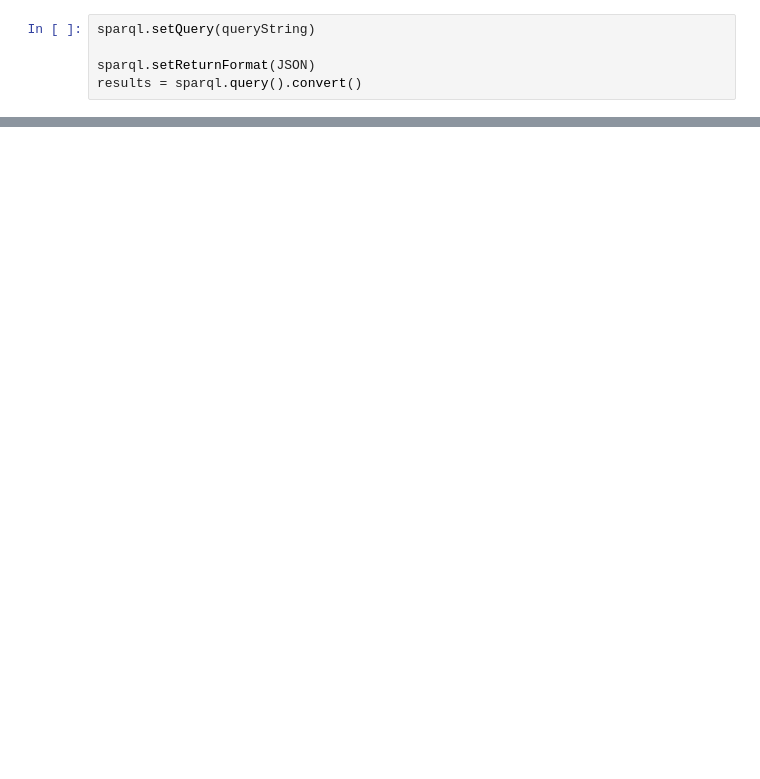
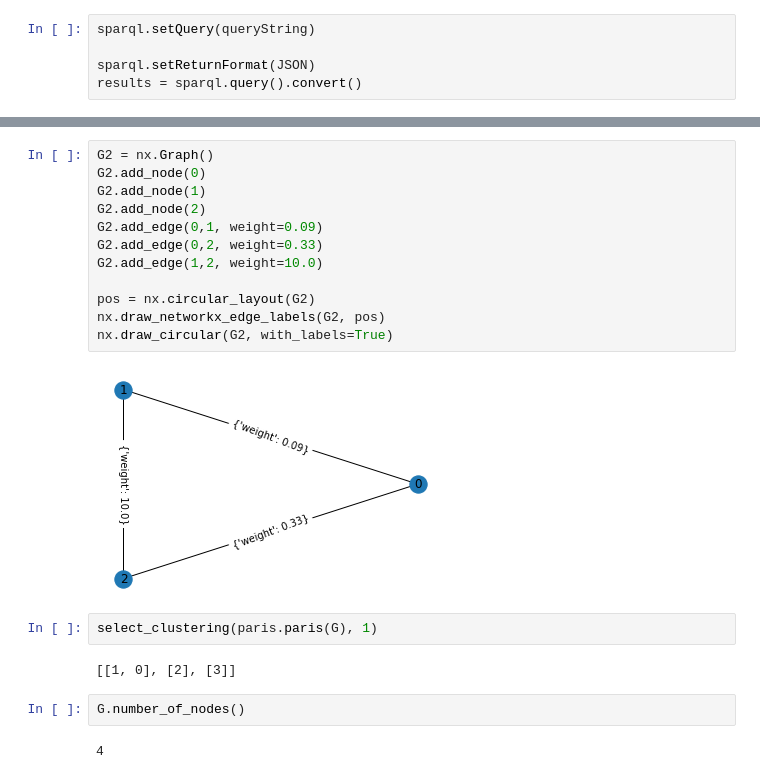
Before and after one commit to Open-MBEE/mms-autocref, a Jupyter notebook: mms-rdf.ipynb, the cells around one changed output, grey strips where cells are left out. Saved outputs shown, nothing was run; the diff lists cells and outputs as text; blank space fills up the shorter version.

```diff
--- a/mms-rdf.ipynb
+++ b/mms-rdf.ipynb
@@ -129,0 +184,22 @@ ___________
+# %%
+G2 = nx.Graph()
+G2.add_node(0)
+G2.add_node(1)
+G2.add_node(2)
+G2.add_edge(0,1, weight=0.09)
+G2.add_edge(0,2, weight=0.33)
+G2.add_edge(1,2, weight=10.0)
+
+pos = nx.circular_layout(G2)
+nx.draw_networkx_edge_labels(G2, pos)
+nx.draw_circular(G2, with_labels=True)
+# %% [output]
+[figure, added]
+# %%
+select_clustering(paris.paris(G), 1)
+# %% [output]
+[[1, 0], [2], [3]]
+# %%
+G.number_of_nodes()
+# %% [output]
+4
```
Also changed, not shown: parts of 21 cells of this notebook, 4 other files.
